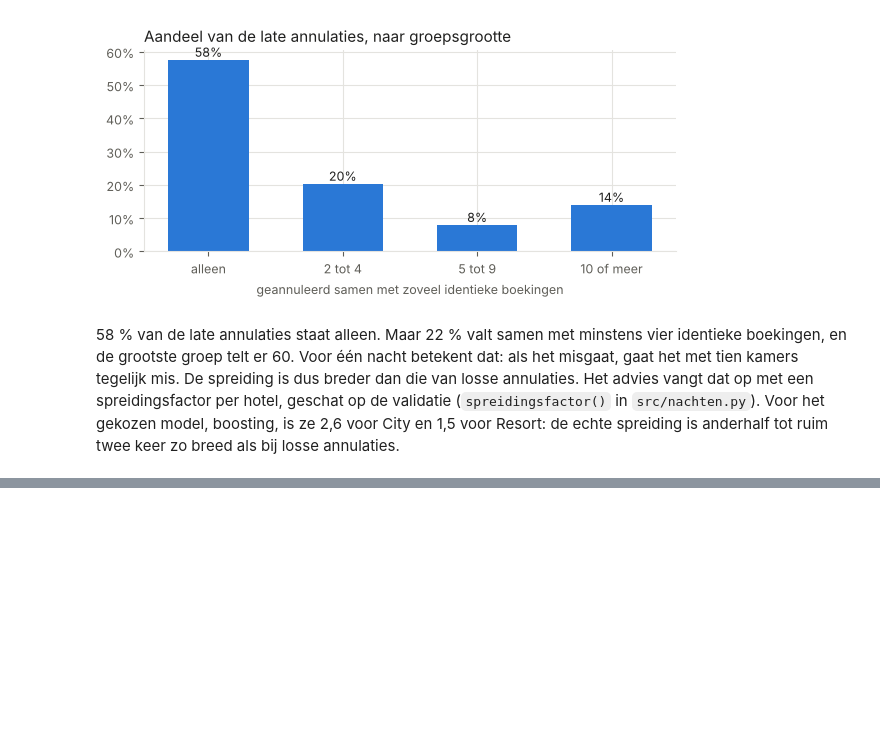
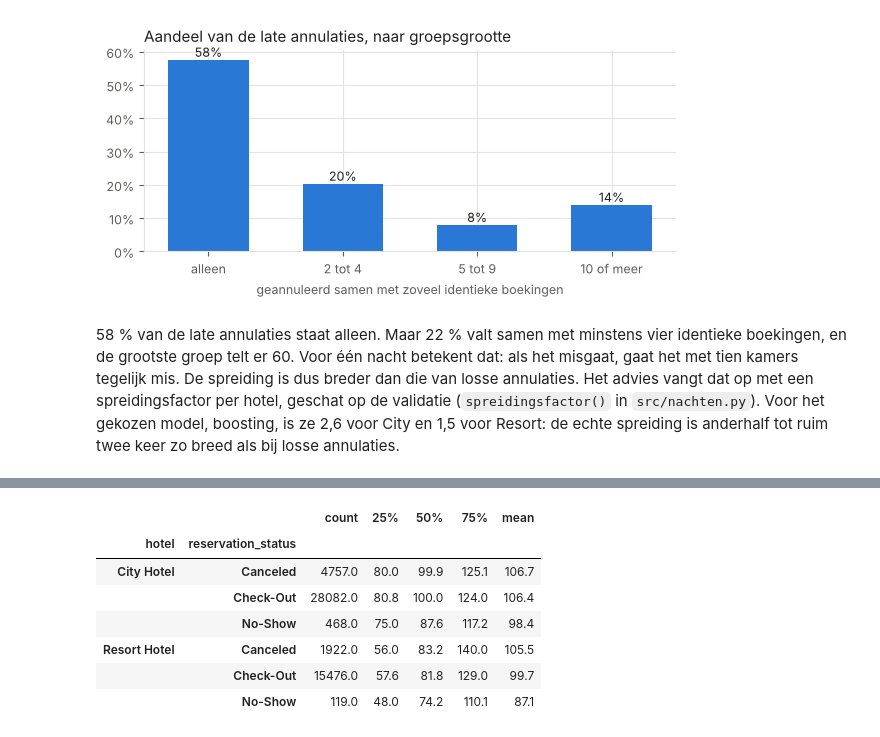
Before and after one commit to KynanM/cloud-for-ai-project, a Jupyter notebook: notebooks/01_exploratie.ipynb, the cells around one changed output, grey strips where cells are left out. Saved outputs shown, nothing was run; the diff lists cells and outputs as text; code cells hidden in the pictures; blank space fills up the shorter version.

```diff
--- a/notebooks/01_exploratie.ipynb
+++ b/notebooks/01_exploratie.ipynb
@@ -627,0 +807,14 @@ Resort: de echte spreiding is anderhalf tot ruim twee keer zo breed als bij loss
+# %%
+# 2. De verdeling bij de actieve boekingen, per hotel. No-show staat apart.
+df.groupby(["hotel", "reservation_status"])["adr"].describe()[
+    ["count", "25%", "50%", "75%", "mean"]
+].round(1)
+# %% [output]
+|  |  | count | 25% | 50% | 75% | mean |
+| hotel | reservation_status |  |  |  |  |  |
+| City Hotel | Canceled | 4757.0 | 80.0 | 99.9 | 125.1 | 106.7 |
+|  | Check-Out | 28082.0 | 80.8 | 100.0 | 124.0 | 106.4 |
+|  | No-Show | 468.0 | 75.0 | 87.6 | 117.2 | 98.4 |
+| Resort Hotel | Canceled | 1922.0 | 56.0 | 83.2 | 140.0 | 105.5 |
+|  | Check-Out | 15476.0 | 57.6 | 81.8 | 129.0 | 99.7 |
+|  | No-Show | 119.0 | 48.0 | 74.2 | 110.1 | 87.1 |
```
Also changed, not shown: parts of 17 cells of this notebook.
